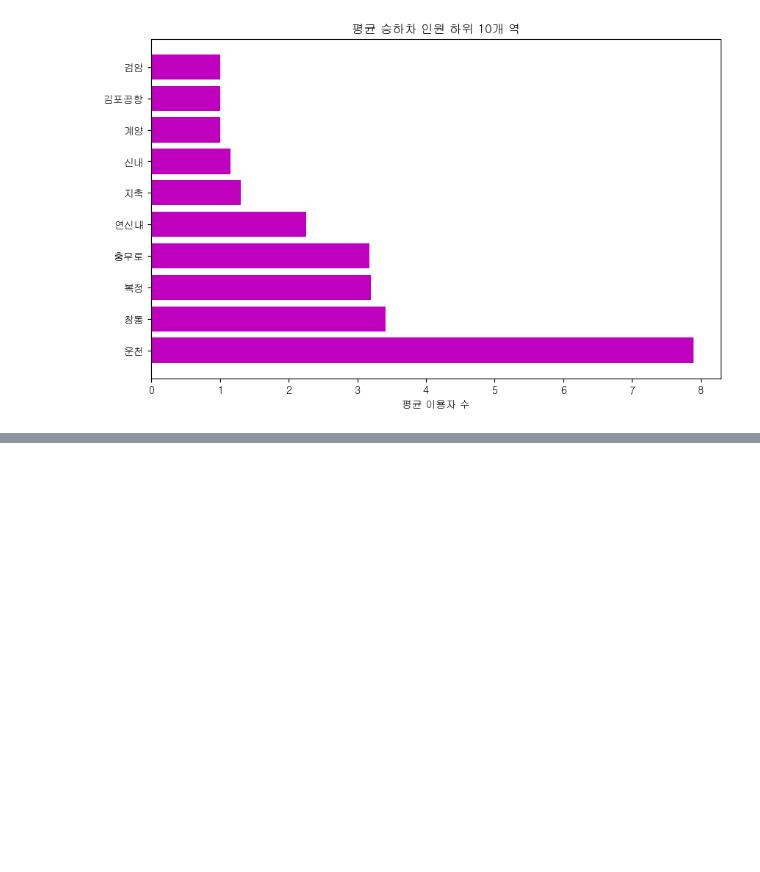
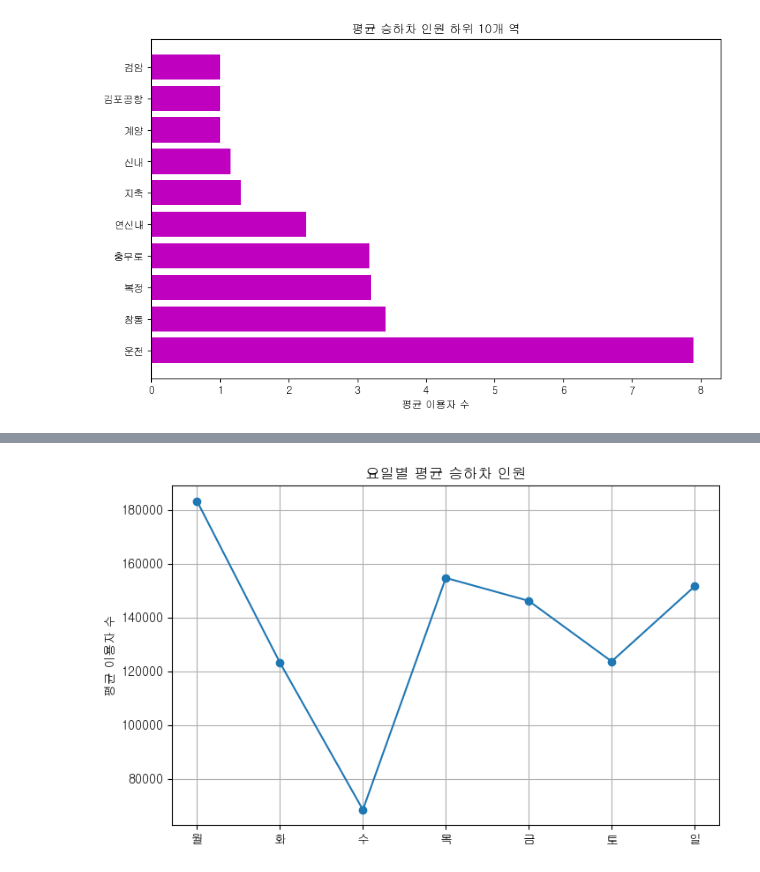
Before and after one commit to bhjin97/hipython_rep, a Jupyter notebook: 01_data_anal_proj/데이터분석 _미니프로젝트.ipynb, the cells around one changed output, grey strips where cells are left out. Cells and saved outputs as stored; diff of their text form; code cells hidden in the pictures; blank space fills up the shorter version.

```diff
--- a/01_data_anal_proj/데이터분석 _미니프로젝트.ipynb
+++ b/01_data_anal_proj/데이터분석 _미니프로젝트.ipynb
@@ -96,0 +129,3 @@ plt.show()
+# %%
+dayp1 = df.groupby(['요일','역명'])['총승하차'].mean().reset_index()
+dayp1
@@ -96,0 +146,5 @@ plt.show()
+# %%
+dayp2=dayp1.sort_values(['역명','요일'])
+dayp3= dayp2[dayp2['역명']=='강남']
+dayp3['요일명'] = ['월', '화', '수', '목', '금', '토', '일']
+dayp3
@@ -96,0 +160,9 @@ plt.show()
+# %%
+plt.figure(figsize=(8,5))
+plt.plot(dayp3['요일명'], dayp3['총승하차'], marker='o')
+plt.title('요일별 평균 승하차 인원')
+plt.ylabel('평균 이용자 수')
+plt.grid(True)
+plt.show()
+# %% [output]
+[figure, added]
```
Also changed, not shown: parts of 9 cells of this notebook.
